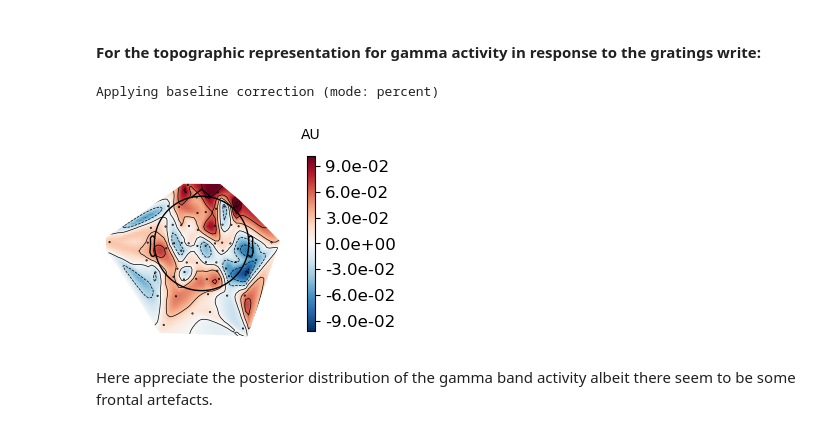
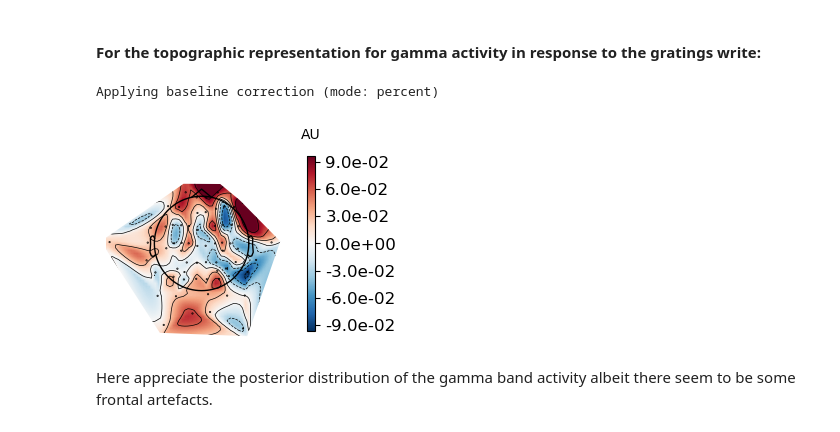
Before and after one commit to FLUX-pipeline/FieldLine, a Jupyter notebook: Time_Frequency.ipynb, the cells around one changed output. Cells and saved outputs as stored; diff of their text form; code cells hidden in the pictures.

```diff
--- a/Time_Frequency.ipynb
+++ b/Time_Frequency.ipynb
@@ -283,14 +283,14 @@ Note the increase in 60-90 Hz gamma power in response to the onset (t = 1.2 s) o
 # %%
 tfr_fast_sum.plot_topomap(
     tmin=1.3, tmax=1.5,
-    fmin=70, fmax=90,
+    fmin=65, fmax=75,
     baseline = [1.0,1.1],
     mode="percent",
     size=3
 );
 # %% [output]
 Applying baseline correction (mode: percent)
-[figure, old version]
+[figure, new version]
 # %% [markdown]
 
 
```
Also changed, not shown: parts of 3 cells of this notebook.
